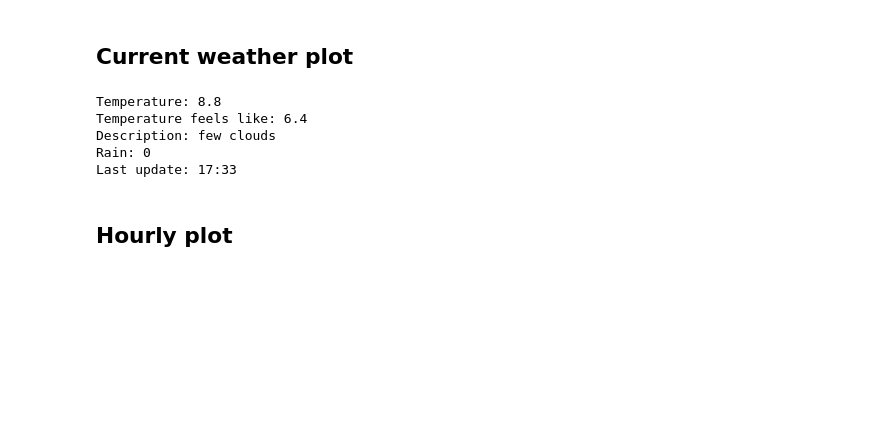
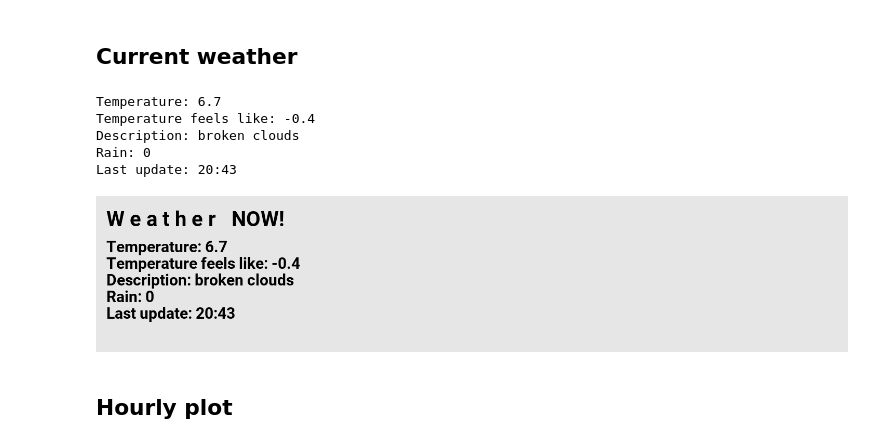
Before and after one commit to FutureSharks/rpi-weather-display, a Jupyter notebook: display-testing.ipynb, the cells around one changed output. Saved outputs shown, nothing was run; the diff lists cells and outputs as text; code cells hidden in the pictures; blank space fills up the shorter version.

```diff
--- a/display-testing.ipynb
+++ b/display-testing.ipynb
@@ -15,18 +15,25 @@ from rpi_weather_display import create_current_text, create_daily_text, create_h
 plt.rcParams['figure.dpi'] = 72
 # %%
 forecast = owmWeather(lat=52.494117, long=13.422371, api_key=os.environ["OWM_API_KEY"])
+background_color = 230
 # %% [markdown]
-## Current weather plot
+## Current weather
 # %%
-c_text = create_current_text(forecast.get_current_weather())
+c_text = rpi_weather_display.create_current_text(forecast.get_current_weather())
 # %%
 print(c_text)
 # %% [output]
-Temperature: 8.8
-Temperature feels like: 6.4
-Description: few clouds
+Temperature: 6.7
+Temperature feels like: -0.4
+Description: broken clouds
 Rain: 0
-Last update: 17:33
+Last update: 20:43
+# %%
+c_image = rpi_weather_display.create_current_image(c_text, color=background_color)
+# %%
+c_image
+# %% [output]
+[figure, added]
 # %% [markdown]
 ## Hourly plot
 # %%
```
Also changed, not shown: parts of 9 cells of this notebook, 4 other files.
